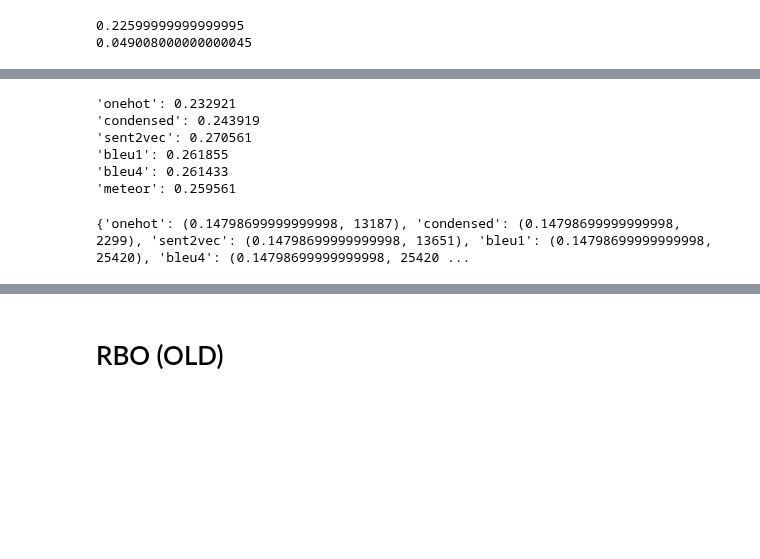
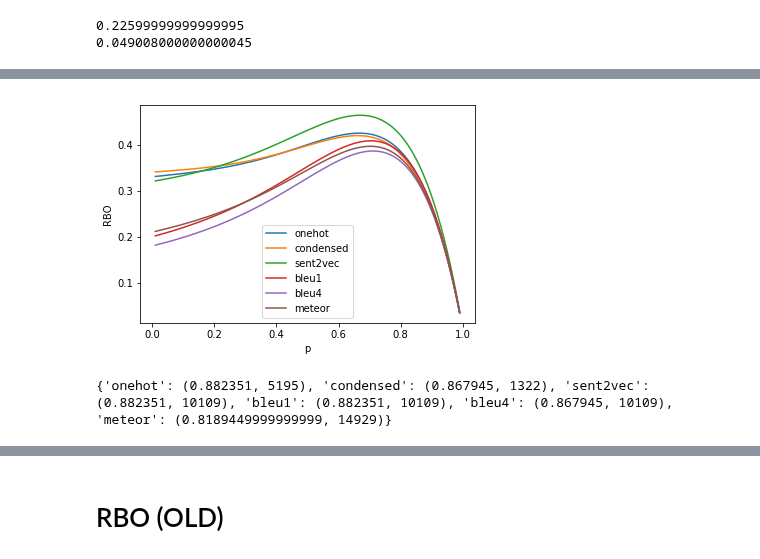
Before and after one commit to linklab-uva/Scenario2Vector, a Jupyter notebook: Ranking.ipynb, the cells around one changed output, grey strips where cells are left out. Saved outputs shown, nothing was run; the diff lists cells and outputs as text; code cells hidden in the pictures; blank space fills up the shorter version.

Commit message:
Fixed improper list order for RBO

```diff
--- a/Ranking.ipynb
+++ b/Ranking.ipynb
@@ -15,7 +15,7 @@ This code aligns the textual description with the video clips. In order to get t
 """
 
 import pandas as pd # Pandas library enables data manipulation
-data_url = "revisedBDDX.csv"
+data_url = "../revisedBDDX.csv"
 def load_bddx_data(csv_name):
     column_names = ['Index', 'InputVideo', '1S', '1E', '1A', '1J', '2S', '2E', '2A', '2J', '3S', '3E', '3A', '3J',
                     '4S', '4E', '4A', '4J','5S', '5E', '5A', '5J','6S', '6E', '6A', '6J','7S', '7E', '7A', '7J',
@@ -150,20 +172,20 @@ def sent2vec_metric(a,b): # a and b should be indices taken from similarity_data
 def bleu4_metric(a, b):
     reference = [phrase_lookup[a].split()]
     candidate = phrase_lookup[b].split()
-    smoothie = SmoothingFunction().method5
-    return 1.0-(bleu.sentence_bleu(reference, candidate, smoothing_function=smoothie, weights=[.25, .25, .25, .25]))
+    smoothie = SmoothingFunction().method1
+    return 1.0-(bleu.sentence_bleu(reference, candidate, smoothing_function = smoothie, weights=[.25, .25, .25, .25]))
 
 def bleu1_metric(a, b):
     reference = [phrase_lookup[a].split()]
     candidate = phrase_lookup[b].split()
     smoothie = SmoothingFunction().method5
-    return 1.0-(bleu.sentence_bleu(reference, candidate, smoothing_function=smoothie, weights=[1, 0, 0, 0]))
+    return 1.0-(bleu.sentence_bleu(reference, candidate, smoothing_function = smoothie, weights=[1, 0, 0, 0]))
 
 def bleu_metric(a, b):
     reference = [phrase_lookup[a].split()]
     candidate = phrase_lookup[b].split()
     smoothie = SmoothingFunction().method5
-    return 1.0-(bleu.sentence_bleu(reference, candidate, smoothing_function=smoothie, weights=[0.5, 0.5, 0, 0]))
+    return 1.0-(bleu.sentence_bleu(reference, candidate, smoothing_function = smoothie, weights=[0.5, 0.5, 0, 0]))
 
 def meteor_metric(a, b):
     return 1.0-meteor.single_meteor_score(phrase_lookup[a], phrase_lookup[b], alpha=.9, beta=5, gamma=0.9)
@@ -366,3 +436,25 @@ with open("groundtruth.pkl","rb") as _in:
 
 with open("master_ranks.pkl","rb") as _in:
     metric_ranks = pkl.load(_in)
+# %%
+def score(l1, l2, p=0.98):
+    return rbo.RankingSimilarity(l1,l2).rbo(p=p)
+
+metric_scores = {}
+for metric in metric_ranks:
+    metric_scores[metric] = []
+
+for p in range(1,100):
+    for metric in metric_ranks:
+        metric_scores[metric].append([])
+        metric_scores[metric][-1] = 0.0
+        for sample in metric_ranks[metric]:
+            l1 = list(np.argsort(gt[sample]))
+            l2 = list(np.argsort(metric_ranks[metric][sample]))
+            metric_scores[metric][-1]+=score(l1,l2,p=(p/100.0))
+        metric_scores[metric][-1]/=len(metric_ranks[metric])
+
+for metric in metric_scores:
+    best = max(metric_scores[metric])
+    print("'%s': %f at p = %i"%(metric,best,metric_scores[metric].index(best)))
+    #print("'%s': %f"%(metric,metric_scores[metric][90]))
@@ -369,35 +495,30 @@ with open("master_ranks.pkl","rb") as _in:
+# %%
+import matplotlib.pyplot as plt
+
+xvals = [i/100 for i in list(range(1,100))]
+plt.xlabel('p')
+plt.ylabel('RBO')
+for metric in metric_scores:
+    plt.plot(xvals,metric_scores[metric],label=metric)
+plt.legend()
+plt.savefig('p_vs_rbo.pdf')
+plt.show()
+# %% [output]
+[figure, added]
 # %%
 def score(l1, l2, p=0.98):
     return rbo.RankingSimilarity(l1,l2).rbo(p=p)
 
-metric_scores = {}
+metric_mins = {}
 
 for metric in metric_ranks:
-    metric_scores[metric] = 0.0
     for sample in metric_ranks[metric]:
-        metric_scores[metric]+=score(gt[sample],metric_ranks[metric][sample],p=0.9)
-    metric_scores[metric]/=len(metric_ranks[metric])
+        scr = score(gt[sample],metric_ranks[metric][sample],p=0.7)
+        if not metric in metric_mins:
+            metric_mins[metric] = (scr,sample)
+        elif scr > metric_mins[metric][0]:
+            metric_mins[metric] = (scr,sample)
 
-for metric in metric_scores:
-    print("'%s': %f"%(metric,metric_scores[metric]))
+print(metric_mins)
 # %% [output]
-'onehot': 0.232921
-'condensed': 0.243919
-'sent2vec': 0.270561
-'bleu1': 0.261855
-'bleu4': 0.261433
-'meteor': 0.259561
+{'onehot': (0.882351, 5195), 'condensed': (0.867945, 1322), 'sent2vec': (0.882351, 10109), 'bleu1': (0.882351, 10109), 'bleu4': (0.867945, 10109), 'meteor': (0.8189449999999999, 14929)}
-# %%
-metric_mins = {}
-
-for metric in metric_ranks:
-    for sample in metric_ranks[metric]:
-        scr = score(gt[sample],metric_ranks[metric][sample],p=0.9)
-        if not metric in metric_mins:
-            metric_mins[metric] = (scr,sample)
-        elif scr < metric_mins[metric][0]:
-            metric_mins[metric] = (scr,sample)
-
-print(metric_mins)
-# %% [output]
-{'onehot': (0.14798699999999998, 13187), 'condensed': (0.14798699999999998, 2299), 'sent2vec': (0.14798699999999998, 13651), 'bleu1': (0.14798699999999998, 25420), 'bleu4': (0.14798699999999998, 25420 ...
```
Also changed, not shown: parts of 12 cells of this notebook, 1 other file.
